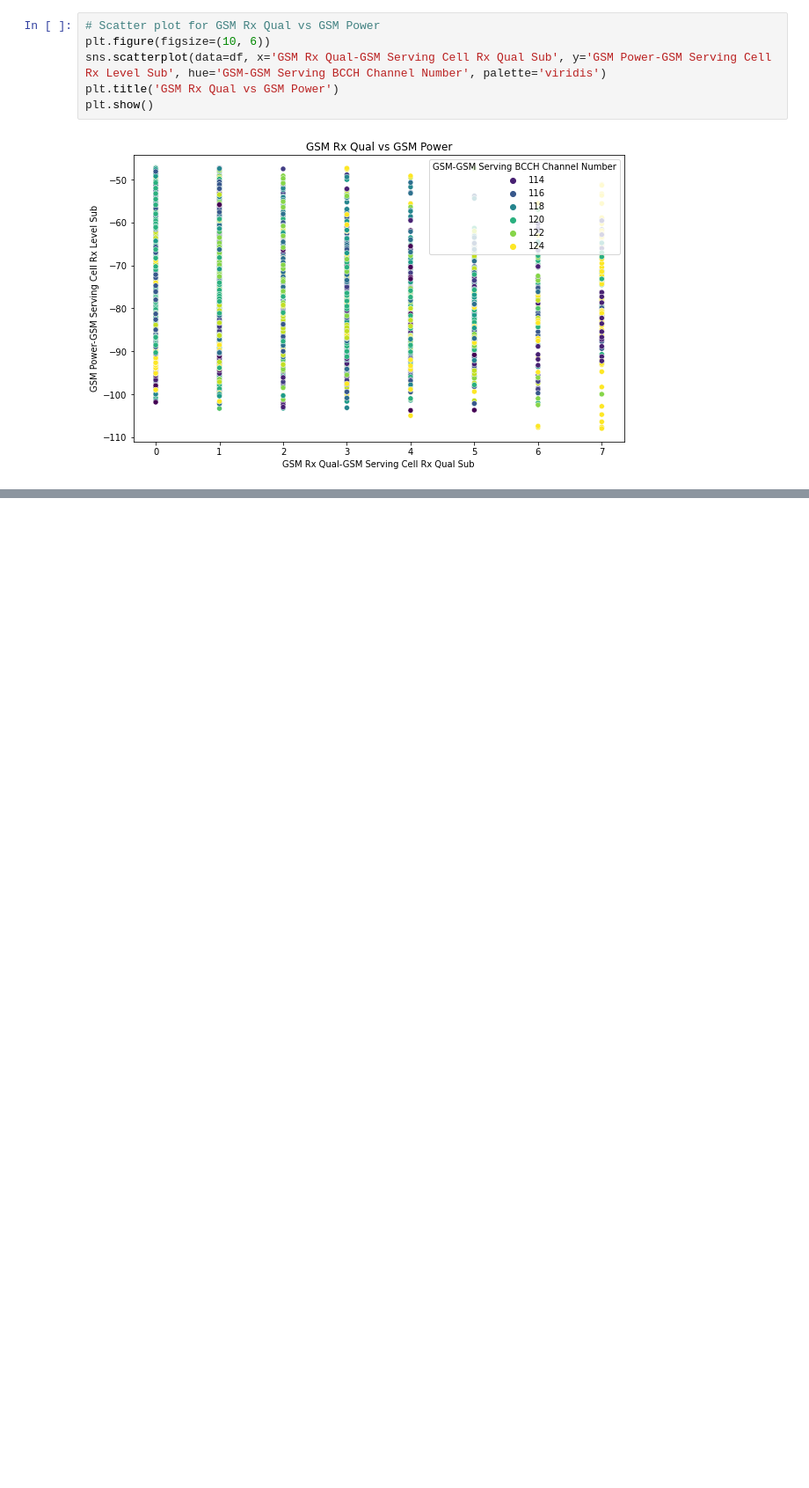
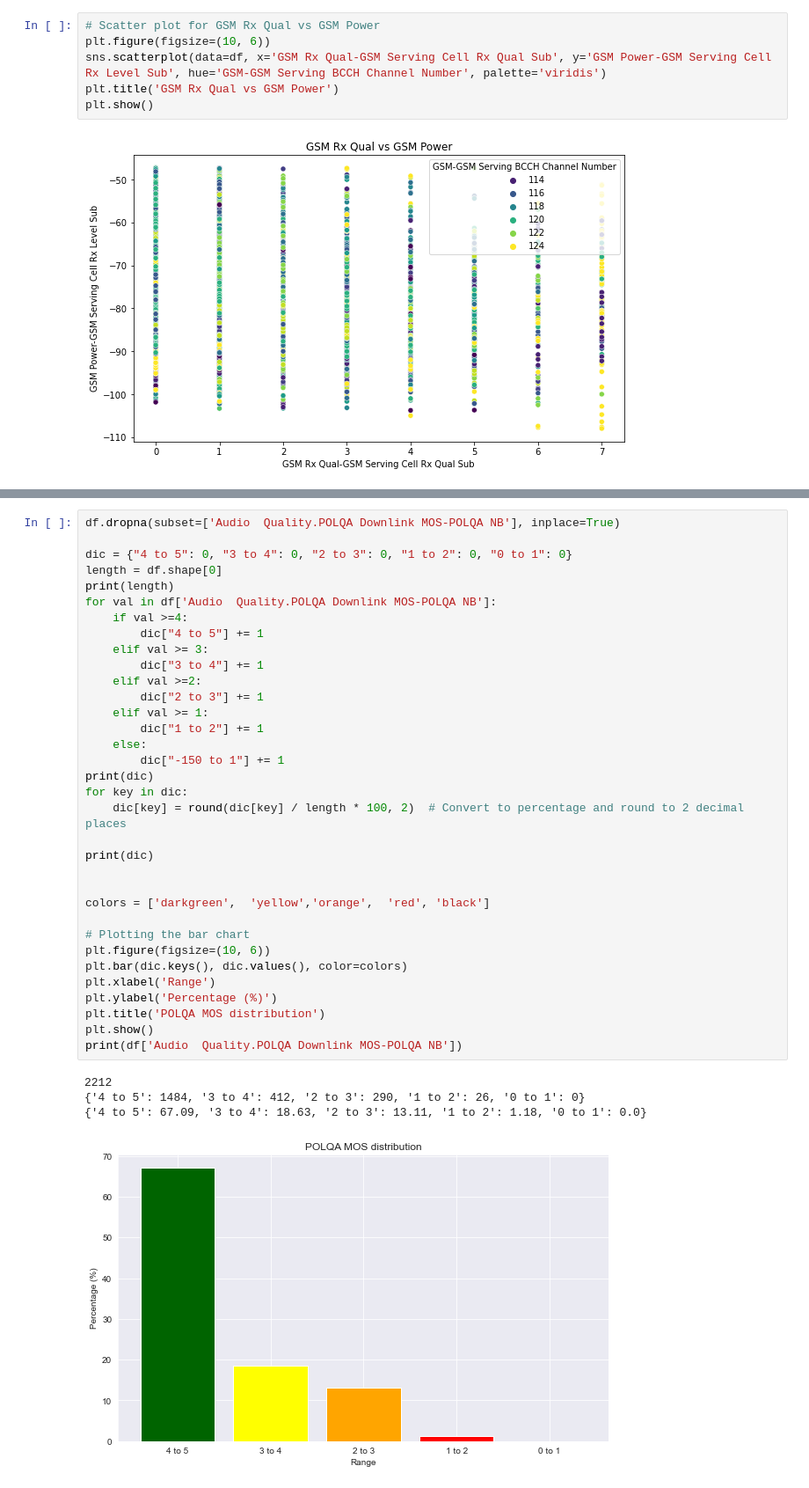
Before and after one commit to Liloiscracked/Predicting-Model-, a Jupyter notebook: 2g/analysis.ipynb, the cells around one changed output, grey strips where cells are left out. Shown: that part at 88% size. Drawn from its saved outputs; the diff is of its cells as text; blank space fills up the shorter version.

```diff
--- a/2g/analysis.ipynb
+++ b/2g/analysis.ipynb
@@ -186,0 +323,39 @@ plt.show()
+# %%
+df.dropna(subset=['Audio  Quality.POLQA Downlink MOS-POLQA NB'], inplace=True)
+
+dic = {"4 to 5": 0, "3 to 4": 0, "2 to 3": 0, "1 to 2": 0, "0 to 1": 0}
+length = df.shape[0]
+print(length)
+for val in df['Audio  Quality.POLQA Downlink MOS-POLQA NB']:
+    if val >=4:
+        dic["4 to 5"] += 1
+    elif val >= 3:
+        dic["3 to 4"] += 1
+    elif val >=2:
+        dic["2 to 3"] += 1
+    elif val >= 1:
+        dic["1 to 2"] += 1
+    else:
+        dic["-150 to 1"] += 1
+print(dic)
+for key in dic:
+    dic[key] = round(dic[key] / length * 100, 2)  # Convert to percentage and round to 2 decimal places
+
+print(dic)
+
+
+colors = ['darkgreen',  'yellow','orange',  'red', 'black']
+
+# Plotting the bar chart
+plt.figure(figsize=(10, 6))
+plt.bar(dic.keys(), dic.values(), color=colors)
+plt.xlabel('Range')
+plt.ylabel('Percentage (%)')
+plt.title('POLQA MOS distribution')
+plt.show()
+print(df['Audio  Quality.POLQA Downlink MOS-POLQA NB'])
+# %% [output]
+2212
+{'4 to 5': 1484, '3 to 4': 412, '2 to 3': 290, '1 to 2': 26, '0 to 1': 0}
+{'4 to 5': 67.09, '3 to 4': 18.63, '2 to 3': 13.11, '1 to 2': 1.18, '0 to 1': 0.0}
+[figure, added]
```
Also changed, not shown: parts of 4 cells of this notebook.
